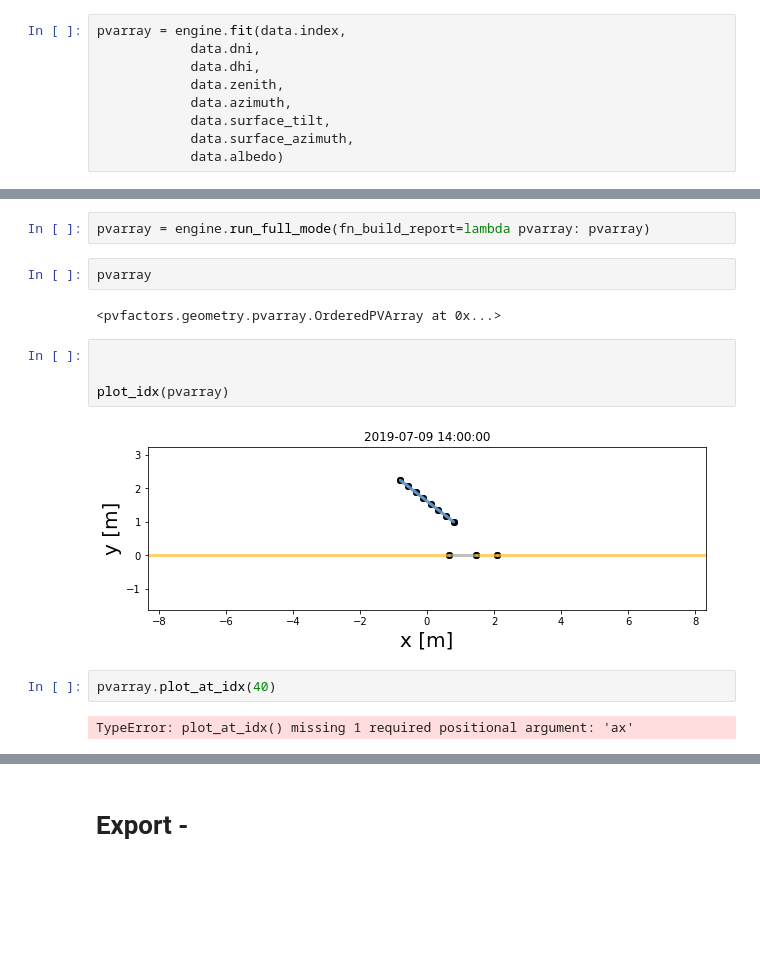
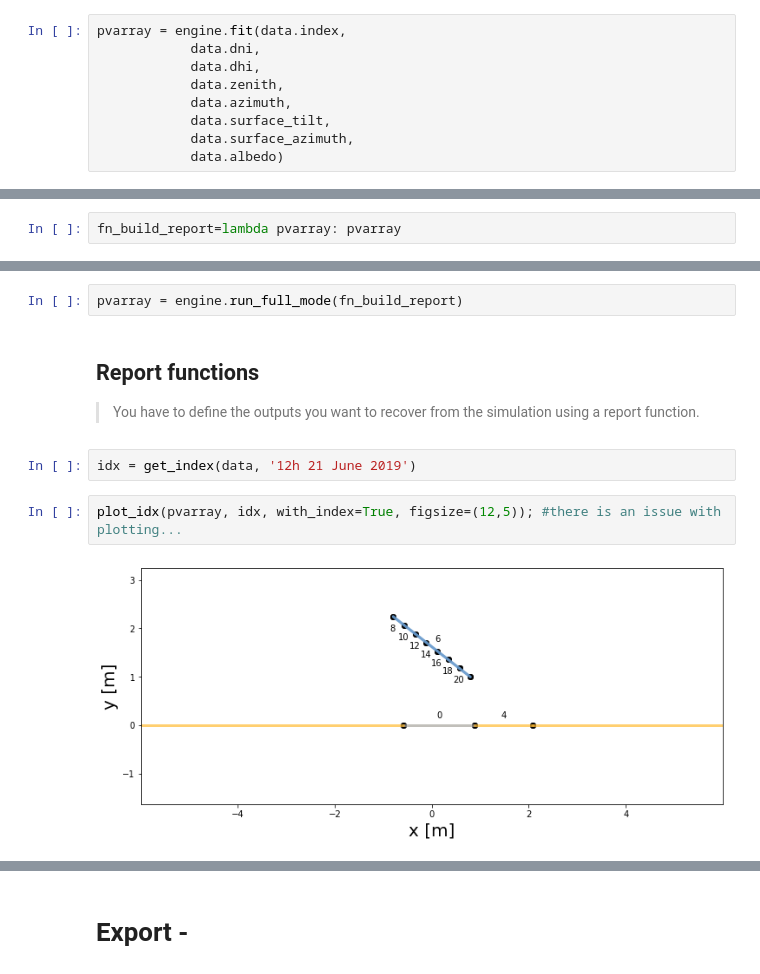
Before and after one commit to francisco-ar/pvtools, a Jupyter notebook: nbs/07_modelling.mypvfactors.ipynb, the cells around one changed output, grey strips where cells are left out. Cells and saved outputs as stored; diff of their text form; blank space fills up the shorter version.

```diff
--- a/nbs/07_modelling.mypvfactors.ipynb
+++ b/nbs/07_modelling.mypvfactors.ipynb
@@ -351,0 +380,2 @@ pvarray = engine.fit(data.index,
+# %%
+fn_build_report=lambda pvarray: pvarray
@@ -352,16 +406,11 @@ pvarray = engine.fit(data.index,
 # %%
-pvarray = engine.run_full_mode(fn_build_report=lambda pvarray: pvarray)
+pvarray = engine.run_full_mode(fn_build_report)
-# %%
-pvarray
-# %% [output]
-<pvfactors.geometry.pvarray.OrderedPVArray at 0x...>
-# %%
-
-
-plot_idx(pvarray)
-# %% [output]
-[figure, removed]
-# %%
-pvarray.plot_at_idx(40)
-# %% [output]
-TypeError: plot_at_idx() missing 1 required positional argument: 'ax'
+# %% [markdown]
+## Report functions
+> You have to define the outputs you want to recover from the simulation using a report function.
+# %%
+idx = get_index(data, '12h 21 June 2019')
+# %%
+plot_idx(pvarray, idx, with_index=True, figsize=(12,5)); #there is an issue with plotting...
+# %% [output]
+[figure, added]
```
Also changed, not shown: parts of 46 cells of this notebook.
